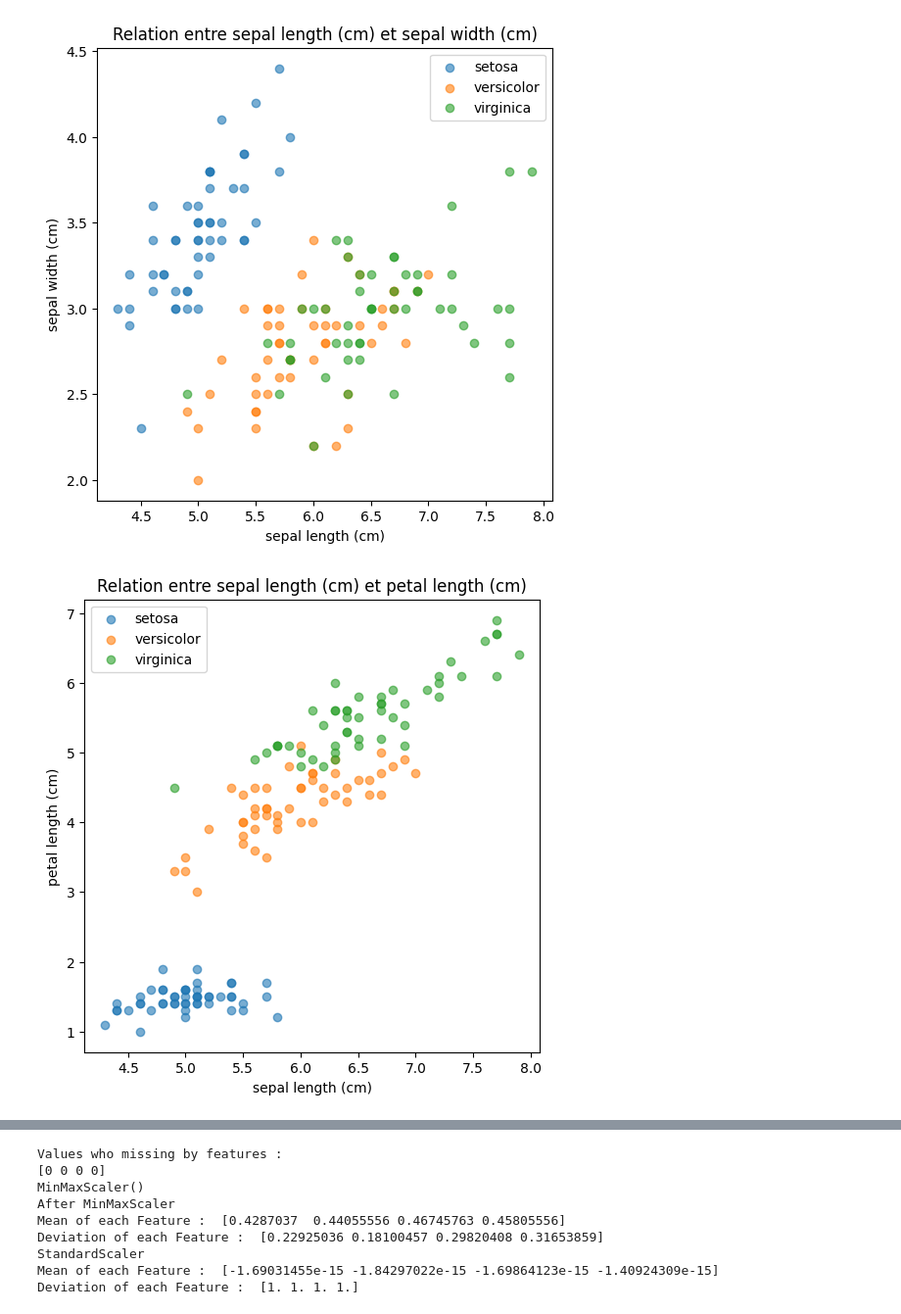
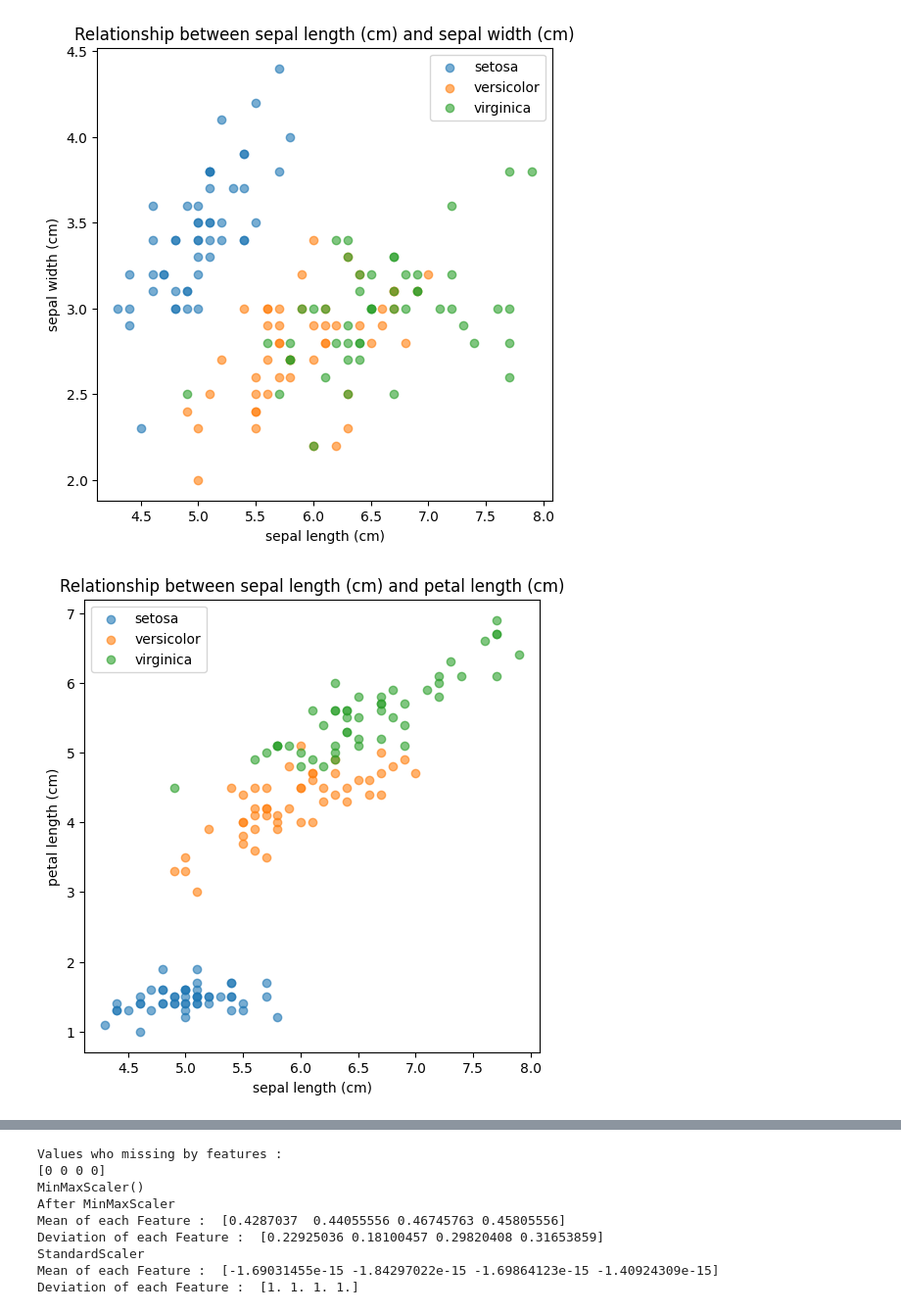
Before and after one commit to Xiteryus/Project-Iris-Dataset-with-Machine-Learning, a Jupyter notebook: Project_Machine_Learning/Project.ipynb, the cells around one changed output, grey strips where cells are left out. Shown at 98% size. Drawn from its saved outputs; the diff is of its cells as text; code cells hidden in the pictures.

```diff
--- a/Project_Machine_Learning/Project.ipynb
+++ b/Project_Machine_Learning/Project.ipynb
@@ -52,7 +53,6 @@ for i in range(len(feature_names)):
 
 #--------------------------------
 #Visualization
-#a verifier j'ai rien compris au code, peut etre faire des different plot, plus pertinent ?
 target = iris.target
 target_names = iris.target_names
 
@@ -60,9 +60,9 @@ for i in range(features.shape[1]):
     plt.figure(figsize=(8, 4))
     for target_value, species in enumerate(target_names):
         plt.hist(features[target == target_value, i], alpha=0.5, label=species, bins=15)
-    plt.title(f"Histogramme de {feature_names[i]}")
+    plt.title(f"Histogram of {feature_names[i]}")
     plt.xlabel(feature_names[i])
-    plt.ylabel("Fréquence")
+    plt.ylabel("Fréquency")
     plt.legend(loc="upper right")
     plt.show()
 
@@ -71,7 +71,7 @@ for i in range(features.shape[1]):
         plt.figure(figsize=(6, 6))
         for target_value, species in enumerate(target_names):
             plt.scatter(features[target == target_value, i], features[target == target_value, j], label=species, alpha=0.6)
-        plt.title(f"Relation entre {feature_names[i]} et {feature_names[j]}")
+        plt.title(f"Relationship between {feature_names[i]} and {feature_names[j]}")
         plt.xlabel(feature_names[i])
         plt.ylabel(feature_names[j])
         plt.legend(loc="best")
@@ -101,2 +101,2 @@ Minimum :  0.1
-[figure, old version]
+[figure, new version]
-[figure, old version]
+[figure, new version]
```
Also changed, not shown: parts of 6 cells of this notebook.
